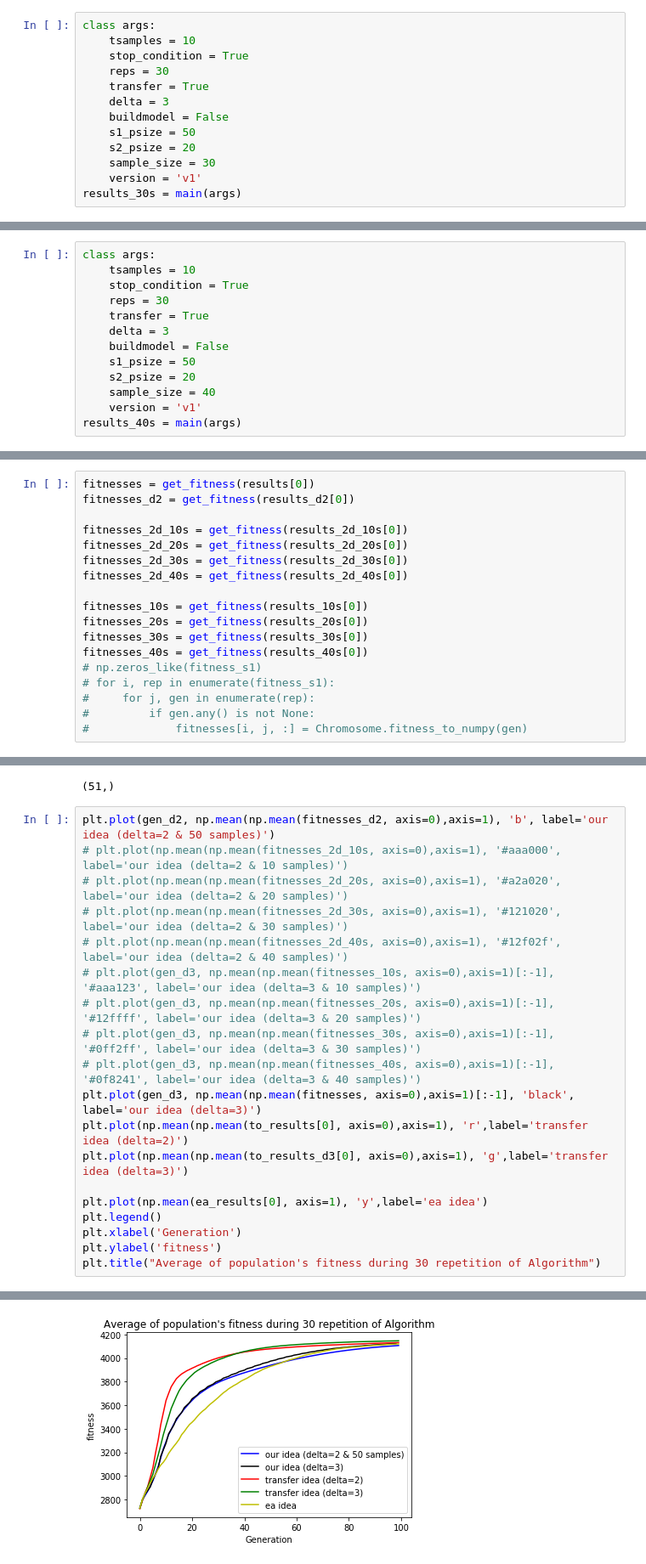
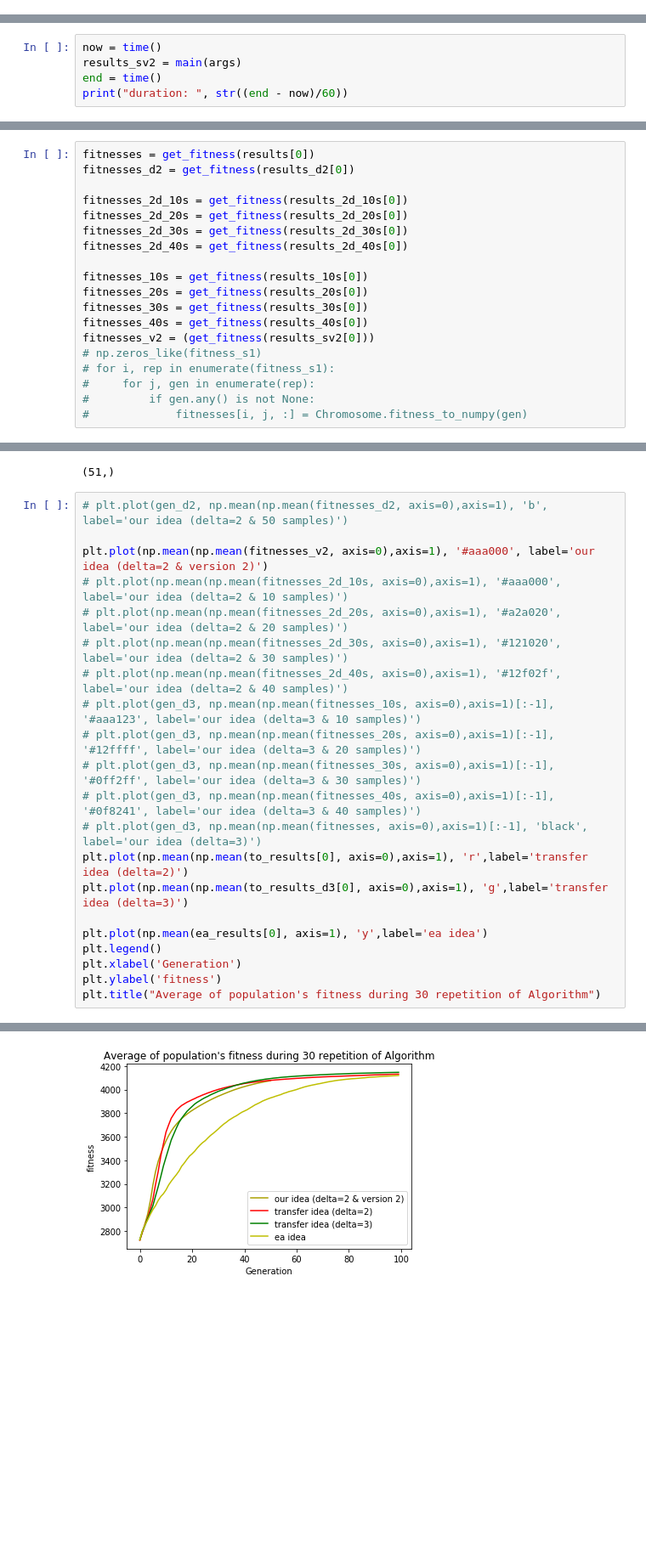
Before and after one commit to erfanMhi/Cooperative-Coevolution-Transfer-Optimization, a Jupyter notebook: Evaluation.ipynb, the cells around one changed output, grey strips where cells are left out. Shown at 85% size. Cells and saved outputs as stored; diff of their text form; blank space fills up the shorter version.

Commit message:
New Chart for E[1 + 1] is added.

```diff
--- a/Evaluation.ipynb
+++ b/Evaluation.ipynb
@@ -92,13 +59,0 @@ Finished
-# %%
-class args:
-    tsamples = 10
-    stop_condition = True
-    reps = 30
-    transfer = True
-    delta = 3
-    buildmodel = False
-    s1_psize = 50
-    s2_psize = 20
-    sample_size = 30
-    version = 'v1'
-results_30s = main(args)
@@ -123,13 +59,0 @@ Finished
-# %%
-class args:
-    tsamples = 10
-    stop_condition = True
-    reps = 30
-    transfer = True
-    delta = 3
-    buildmodel = False
-    s1_psize = 50
-    s2_psize = 20
-    sample_size = 40
-    version = 'v1'
-results_40s = main(args)
@@ -155,0 +60,5 @@ Finished
+# %%
+now = time()
+results_sv2 = main(args)
+end = time()
+print("duration: ", str((end - now)/60))
@@ -182,6 +113,7 @@ fitnesses_10s = get_fitness(results_10s[0])
 fitnesses_20s = get_fitness(results_20s[0])
 fitnesses_30s = get_fitness(results_30s[0])
 fitnesses_40s = get_fitness(results_40s[0])
+fitnesses_v2 = (get_fitness(results_sv2[0]))
 # np.zeros_like(fitness_s1)
 # for i, rep in enumerate(fitness_s1):
 #     for j, gen in enumerate(rep):
@@ -198,24 +130,26 @@ gen_d2.shape
 # %% [output]
 (51,)
 # %%
-plt.plot(gen_d2, np.mean(np.mean(fitnesses_d2, axis=0),axis=1), 'b', label='our idea (delta=2 & 50 samples)')
+# plt.plot(gen_d2, np.mean(np.mean(fitnesses_d2, axis=0),axis=1), 'b', label='our idea (delta=2 & 50 samples)')
+
+plt.plot(np.mean(np.mean(fitnesses_v2, axis=0),axis=1), '#aaa000', label='our idea (delta=2 & version 2)')
 # plt.plot(np.mean(np.mean(fitnesses_2d_10s, axis=0),axis=1), '#aaa000', label='our idea (delta=2 & 10 samples)')
 # plt.plot(np.mean(np.mean(fitnesses_2d_20s, axis=0),axis=1), '#a2a020', label='our idea (delta=2 & 20 samples)')
 # plt.plot(np.mean(np.mean(fitnesses_2d_30s, axis=0),axis=1), '#121020', label='our idea (delta=2 & 30 samples)')
 # plt.plot(np.mean(np.mean(fitnesses_2d_40s, axis=0),axis=1), '#12f02f', label='our idea (delta=2 & 40 samples)')
 # plt.plot(gen_d3, np.mean(np.mean(fitnesses_10s, axis=0),axis=1)[:-1], '#aaa123', label='our idea (delta=3 & 10 samples)')
 # plt.plot(gen_d3, np.mean(np.mean(fitnesses_20s, axis=0),axis=1)[:-1], '#12ffff', label='our idea (delta=3 & 20 samples)')
 # plt.plot(gen_d3, np.mean(np.mean(fitnesses_30s, axis=0),axis=1)[:-1], '#0ff2ff', label='our idea (delta=3 & 30 samples)')
 # plt.plot(gen_d3, np.mean(np.mean(fitnesses_40s, axis=0),axis=1)[:-1], '#0f8241', label='our idea (delta=3 & 40 samples)')
-plt.plot(gen_d3, np.mean(np.mean(fitnesses, axis=0),axis=1)[:-1], 'black', label='our idea (delta=3)')
+# plt.plot(gen_d3, np.mean(np.mean(fitnesses, axis=0),axis=1)[:-1], 'black', label='our idea (delta=3)')
 plt.plot(np.mean(np.mean(to_results[0], axis=0),axis=1), 'r',label='transfer idea (delta=2)')
 plt.plot(np.mean(np.mean(to_results_d3[0], axis=0),axis=1), 'g',label='transfer idea (delta=3)')
 
 plt.plot(np.mean(ea_results[0], axis=1), 'y',label='ea idea')
 plt.legend()
 plt.xlabel('Generation')
 plt.ylabel('fitness')
 plt.title("Average of population's fitness during 30 repetition of Algorithm")
 # %% [output]
 Text(0.5, 1.0, "Average of population's fitness during 30 repetition of Algorithm")
-[figure, old version]
+[figure, new version]
```
Also changed, not shown: parts of 15 cells of this notebook.
